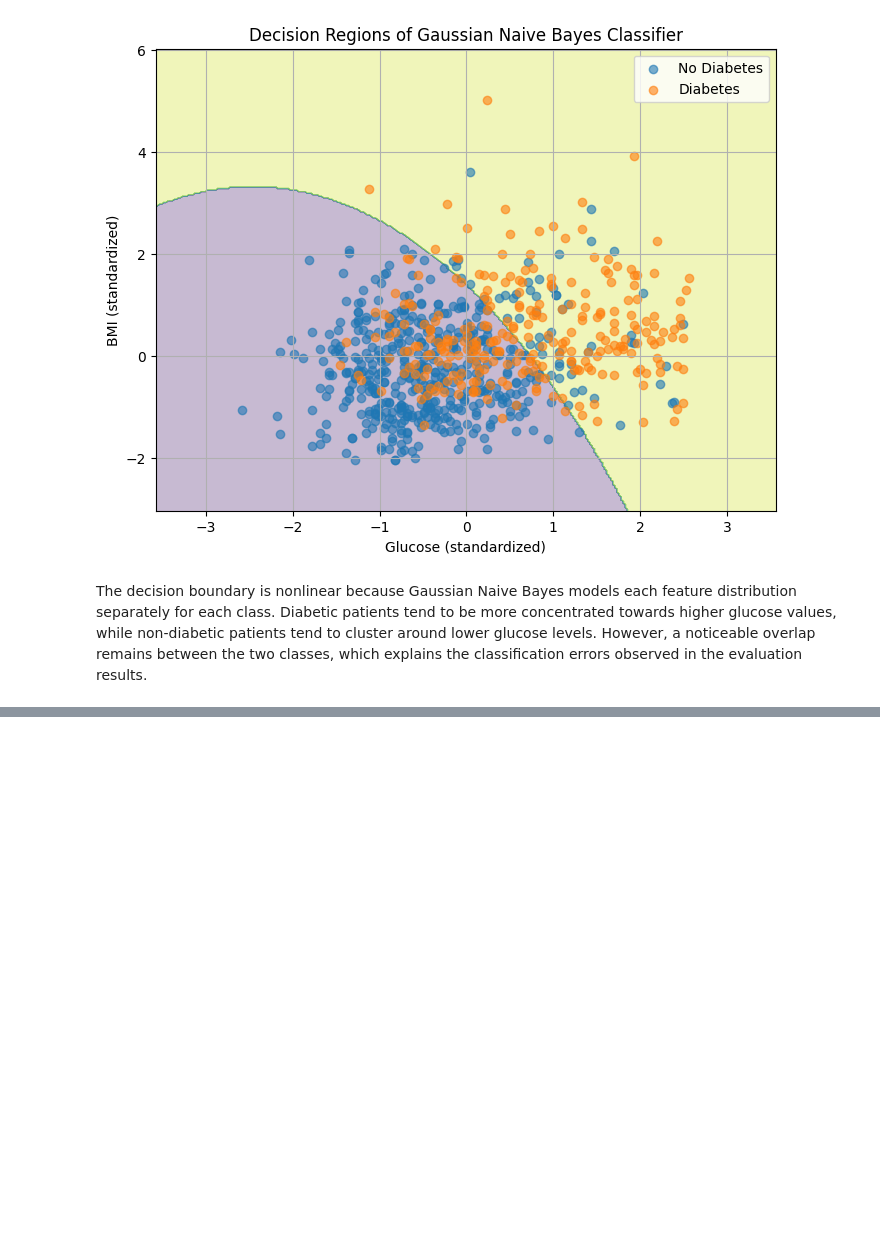
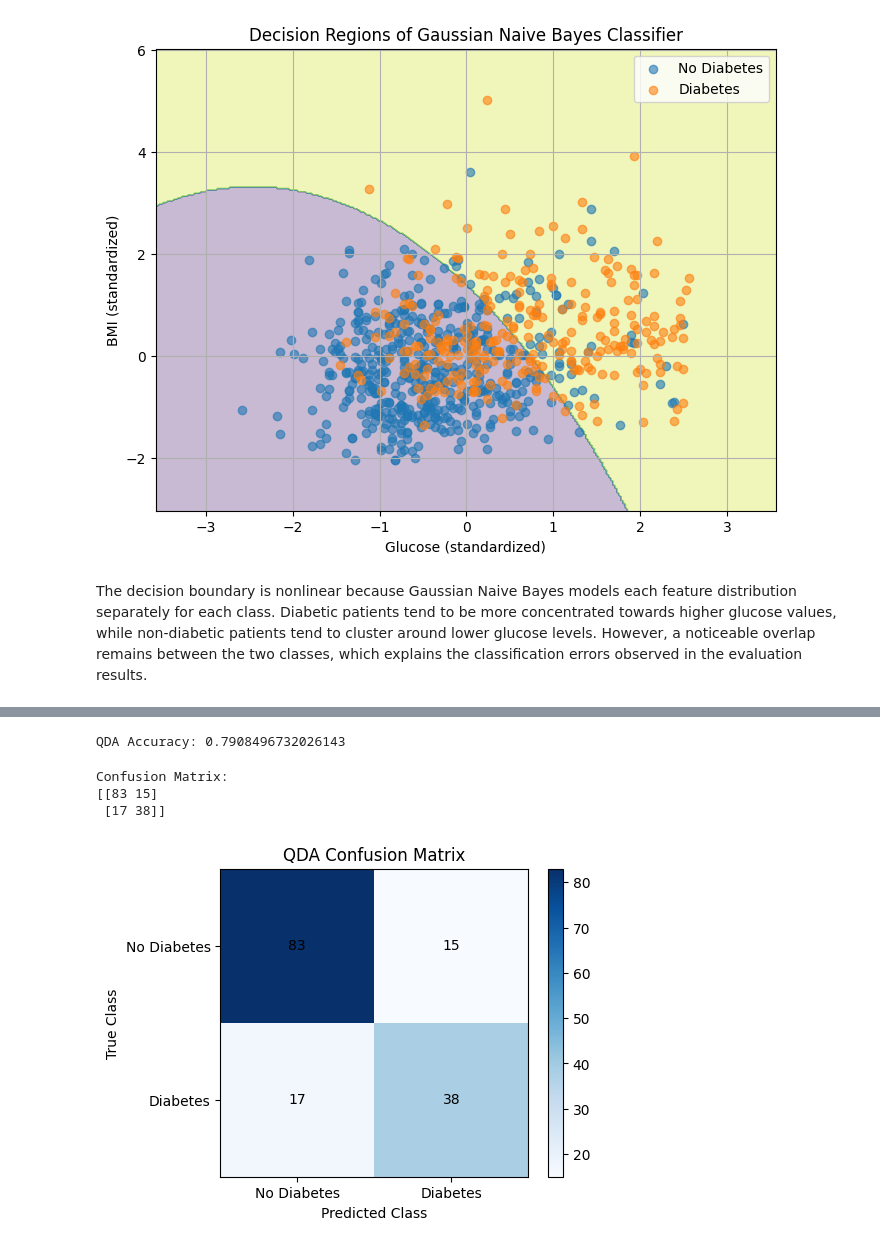
Before and after one commit to maksimovicd501-wq/Dijabetes, a Jupyter notebook: Diabetes.ipynb, the cells around one changed output, grey strips where cells are left out. Drawn from its saved outputs; the diff is of its cells as text; code cells hidden in the pictures; blank space fills up the shorter version.

```diff
--- a/Diabetes.ipynb
+++ b/Diabetes.ipynb
@@ -607,0 +752,10 @@ The decision boundary is nonlinear because Gaussian Naive Bayes models each feat
+# %%
+# Train QDA model and predict test labels
+
+params_qda = fit_qda(X_train_scaled, y_train.values)
+
+y_pred_qda = predict_qda(X_test_scaled, params_qda)
+
+print("QDA model trained successfully.")
+print("Number of predictions:", len(y_pred_qda))
+print("First 10 predictions:", y_pred_qda[:10])
@@ -607,0 +772,40 @@ The decision boundary is nonlinear because Gaussian Naive Bayes models each feat
+# %%
+accuracy_qda = np.mean(y_test.values == y_pred_qda)
+
+print("QDA Accuracy:", accuracy_qda)
+# %% [output]
+QDA Accuracy: 0.7908496732026143
+# %%
+# QDA confusion matrix
+cm_qda = np.zeros((2, 2), dtype=int)
+
+for true, pred in zip(y_test.values, y_pred_qda):
+    cm_qda[int(true), int(pred)] += 1
+
+print("Confusion Matrix:")
+print(cm_qda)
+# %% [output]
+Confusion Matrix:
+[[83 15]
+ [17 38]]
+# %%
+plt.figure(figsize=(5,4))
+
+plt.imshow(cm_qda, cmap="Blues")
+
+for i in range(2):
+    for j in range(2):
+        plt.text(j, i, cm_qda[i, j],
+                 ha='center', va='center')
+
+plt.xticks([0,1], ["No Diabetes", "Diabetes"])
+plt.yticks([0,1], ["No Diabetes", "Diabetes"])
+
+plt.xlabel("Predicted Class")
+plt.ylabel("True Class")
+plt.title("QDA Confusion Matrix")
+
+plt.colorbar()
+plt.show()
+# %% [output]
+[figure, added]
```
Also changed, not shown: parts of 23 cells of this notebook.
